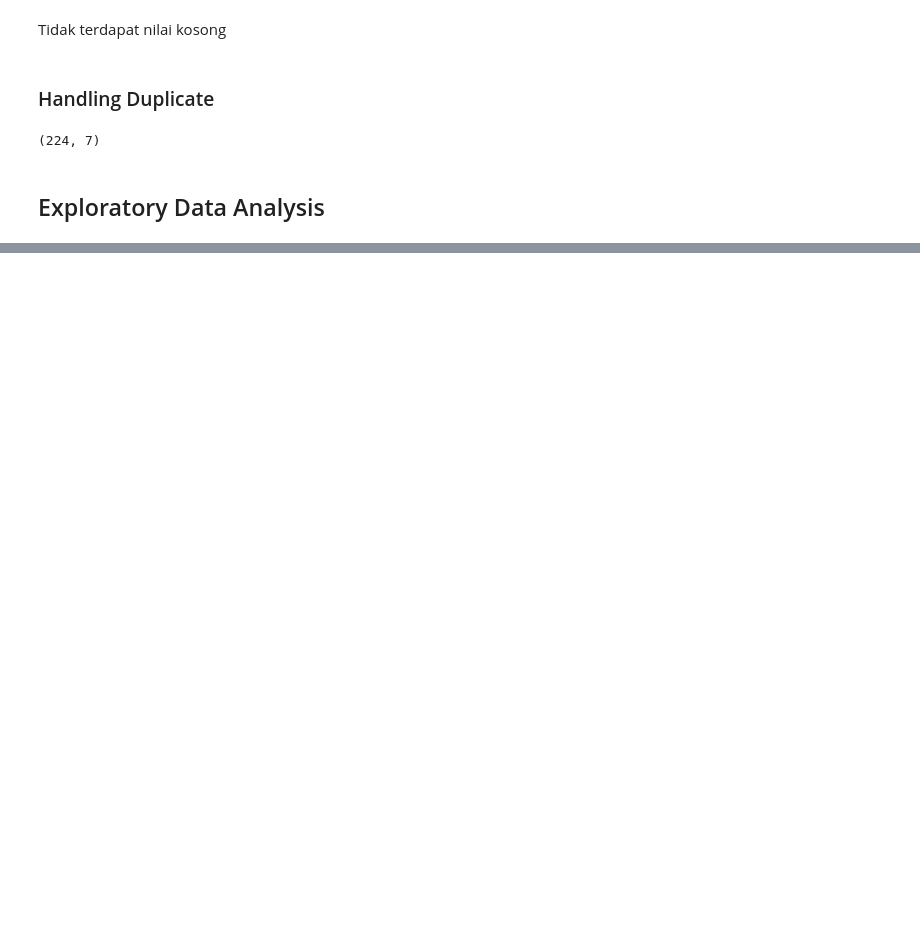
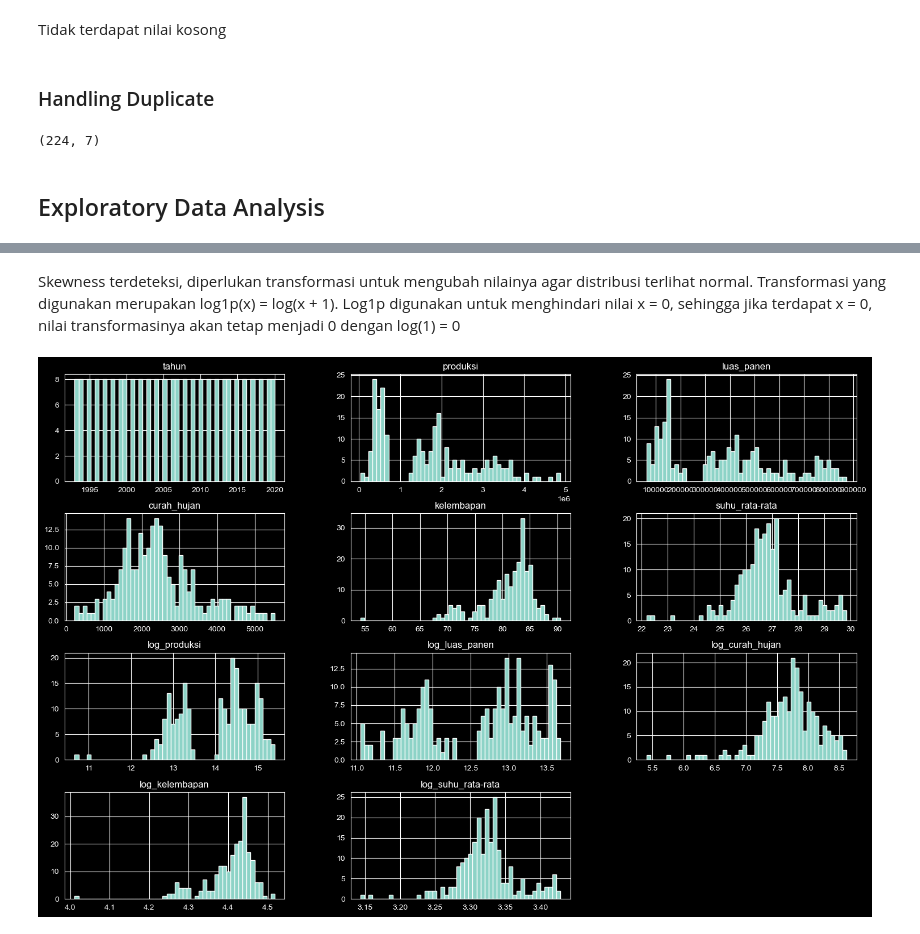
Before and after one commit to syahrazfa/rice-forecasting-models-on-sumatra, a Jupyter notebook: rice_eda.ipynb, the cells around one changed output, grey strips where cells are left out. Saved outputs shown, nothing was run; the diff lists cells and outputs as text; code cells hidden in the pictures; blank space fills up the shorter version.

```diff
--- a/rice_eda.ipynb
+++ b/rice_eda.ipynb
@@ -131,0 +138,13 @@ data.shape
+# %% [markdown]
+Skewness terdeteksi, diperlukan transformasi untuk mengubah nilainya agar distribusi terlihat normal. Transformasi yang digunakan merupakan log1p(x) = log(x + 1). Log1p digunakan untuk menghindari nilai x = 0, sehingga jika terdapat x = 0, nilai transformasinya akan tetap menjadi 0 dengan log(1) = 0
+# %%
+exclude = ["tahun", "provinsi"]
+
+for col in [c for c in data.columns if c not in exclude]:
+    data[f"log_{col}"] = np.log1p(data[col])
+
+data.sample(5)
+data.hist(figsize=(18,12), bins=50)
+plt.show()
+# %% [output]
+[figure, added]
```
Also changed, not shown: parts of 15 cells of this notebook.
